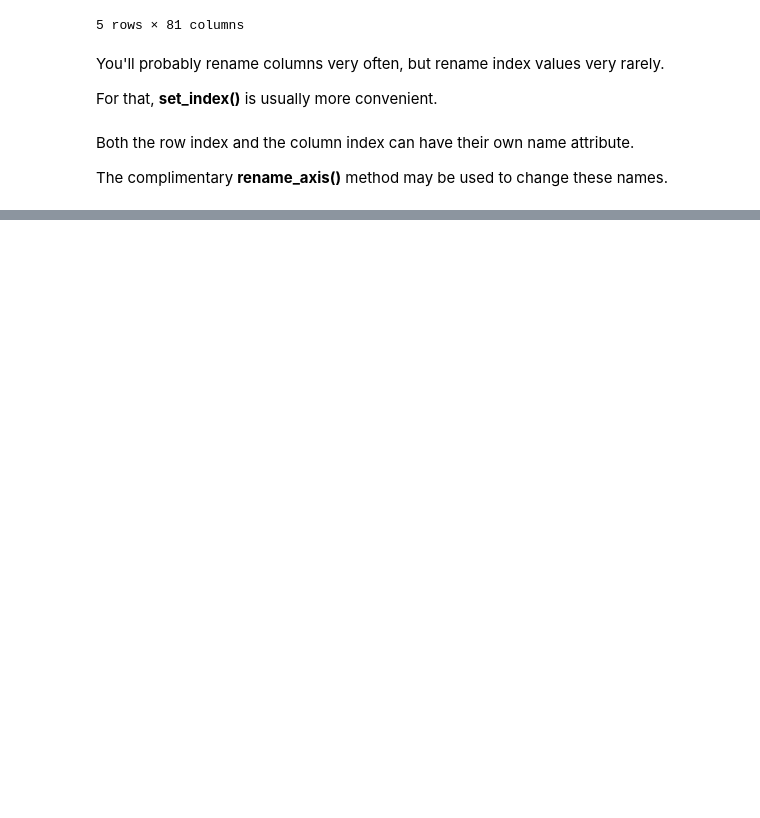
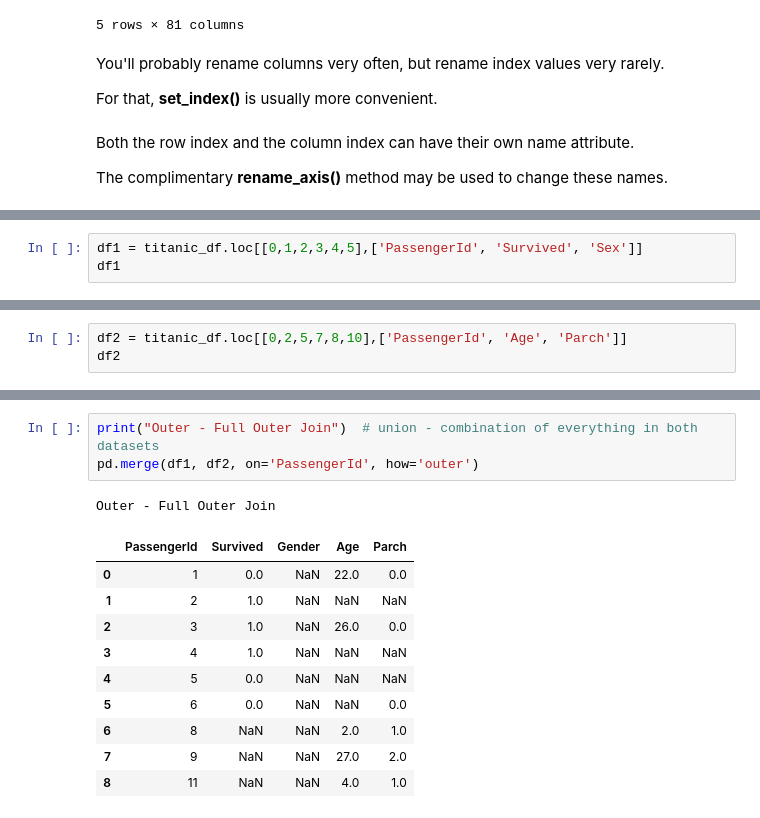
Before and after one commit to AubreyJohns/python_pandas, a Jupyter notebook: Pandas.ipynb, the cells around one changed output, grey strips where cells are left out. Drawn from its saved outputs; the diff is of its cells as text; blank space fills up the shorter version.

```diff
--- a/Pandas.ipynb
+++ b/Pandas.ipynb
@@ -1790,0 +1840,3 @@ The complimentary **rename_axis()** method may be used to change these names.
+# %%
+df1 = titanic_df.loc[[0,1,2,3,4,5],['PassengerId', 'Survived', 'Sex']]
+df1
@@ -1790,0 +1851,3 @@ The complimentary **rename_axis()** method may be used to change these names.
+# %%
+df2 = titanic_df.loc[[0,2,5,7,8,10],['PassengerId', 'Age', 'Parch']]
+df2
@@ -1790,0 +1890,15 @@ The complimentary **rename_axis()** method may be used to change these names.
+# %%
+print("Outer - Full Outer Join")  # union - combination of everything in both datasets
+pd.merge(df1, df2, on='PassengerId', how='outer')
+# %% [output]
+Outer - Full Outer Join
+|  | PassengerId | Survived | Gender | Age | Parch |
+| 0 | 1 | 0.0 | NaN | 22.0 | 0.0 |
+| 1 | 2 | 1.0 | NaN | NaN | NaN |
+| 2 | 3 | 1.0 | NaN | 26.0 | 0.0 |
+| 3 | 4 | 1.0 | NaN | NaN | NaN |
+| 4 | 5 | 0.0 | NaN | NaN | NaN |
+| 5 | 6 | 0.0 | NaN | NaN | 0.0 |
+| 6 | 8 | NaN | NaN | 2.0 | 1.0 |
+| 7 | 9 | NaN | NaN | 27.0 | 2.0 |
+| 8 | 11 | NaN | NaN | 4.0 | 1.0 |
```
Also changed, not shown: parts of 14 cells of this notebook, 5 other files.
